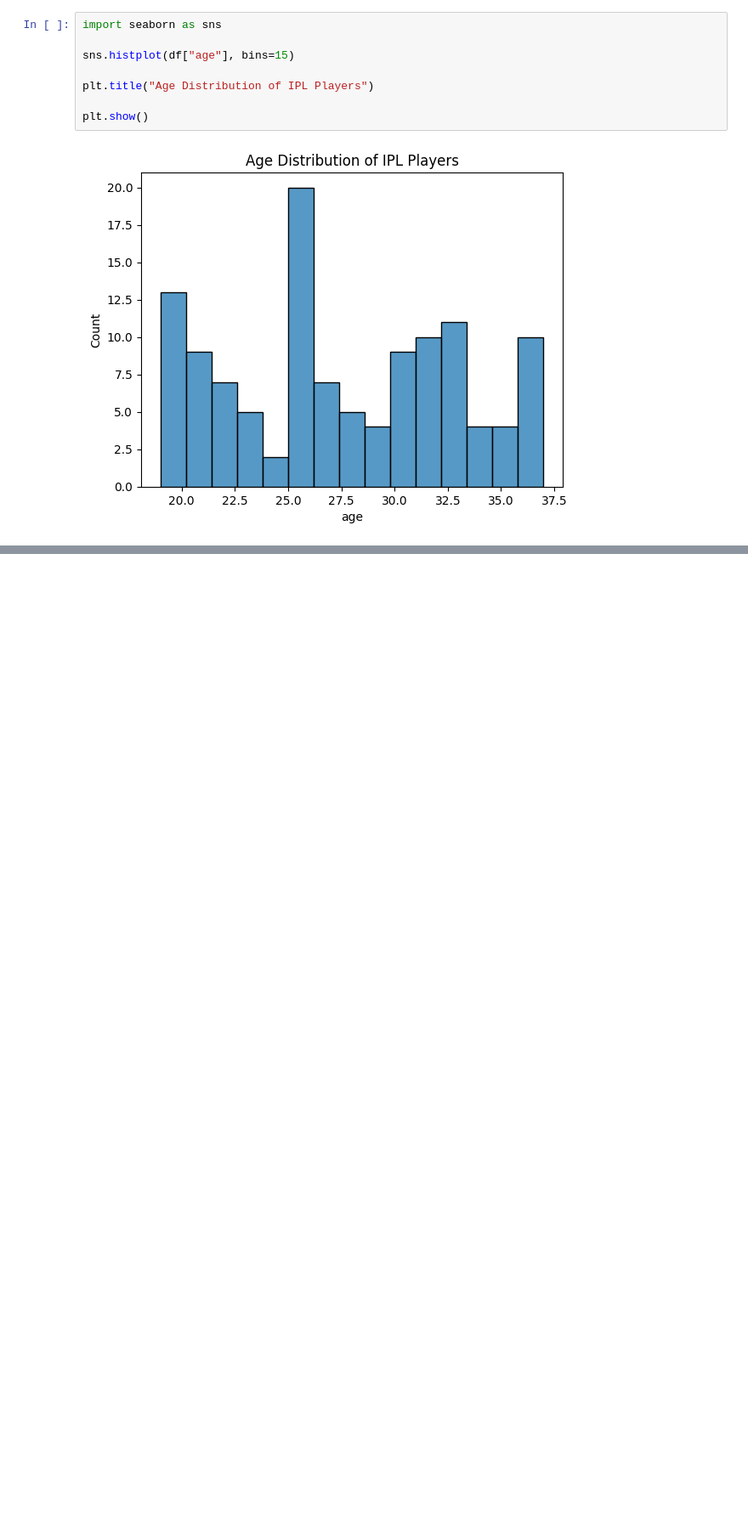
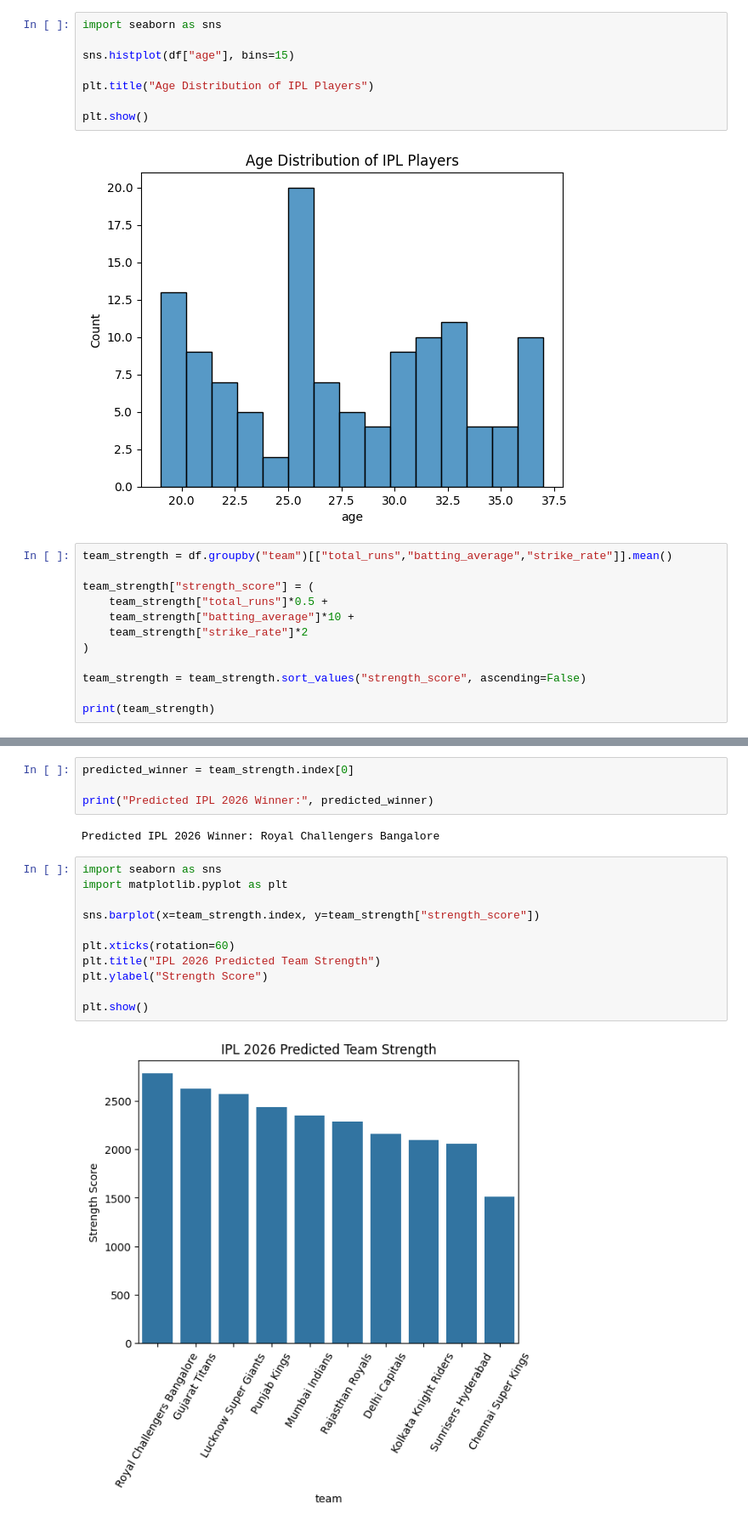
Before and after one commit to Dibyendu-Sen/Data_Analytics, a Jupyter notebook: codes/ipl.ipynb, the cells around one changed output, grey strips where cells are left out. Shown at 85% size. Saved outputs shown, nothing was run; the diff lists cells and outputs as text; blank space fills up the shorter version.

```diff
--- a/codes/ipl.ipynb
+++ b/codes/ipl.ipynb
@@ -75,3 +75,15 @@ plt.title("Age Distribution of IPL Players")
 plt.show()
 # %% [output]
 [figure]
+# %%
+team_strength = df.groupby("team")[["total_runs","batting_average","strike_rate"]].mean()
+
+team_strength["strength_score"] = (
+    team_strength["total_runs"]*0.5 +
+    team_strength["batting_average"]*10 +
+    team_strength["strike_rate"]*2
+)
+
+team_strength = team_strength.sort_values("strength_score", ascending=False)
+
+print(team_strength)
@@ -77,0 +108,19 @@ plt.show()
+# %%
+predicted_winner = team_strength.index[0]
+
+print("Predicted IPL 2026 Winner:", predicted_winner)
+# %% [output]
+Predicted IPL 2026 Winner: Royal Challengers Bangalore
+# %%
+import seaborn as sns
+import matplotlib.pyplot as plt
+
+sns.barplot(x=team_strength.index, y=team_strength["strength_score"])
+
+plt.xticks(rotation=60)
+plt.title("IPL 2026 Predicted Team Strength")
+plt.ylabel("Strength Score")
+
+plt.show()
+# %% [output]
+[figure, added]
```
Also changed, not shown: parts of 1 cell of this notebook.
